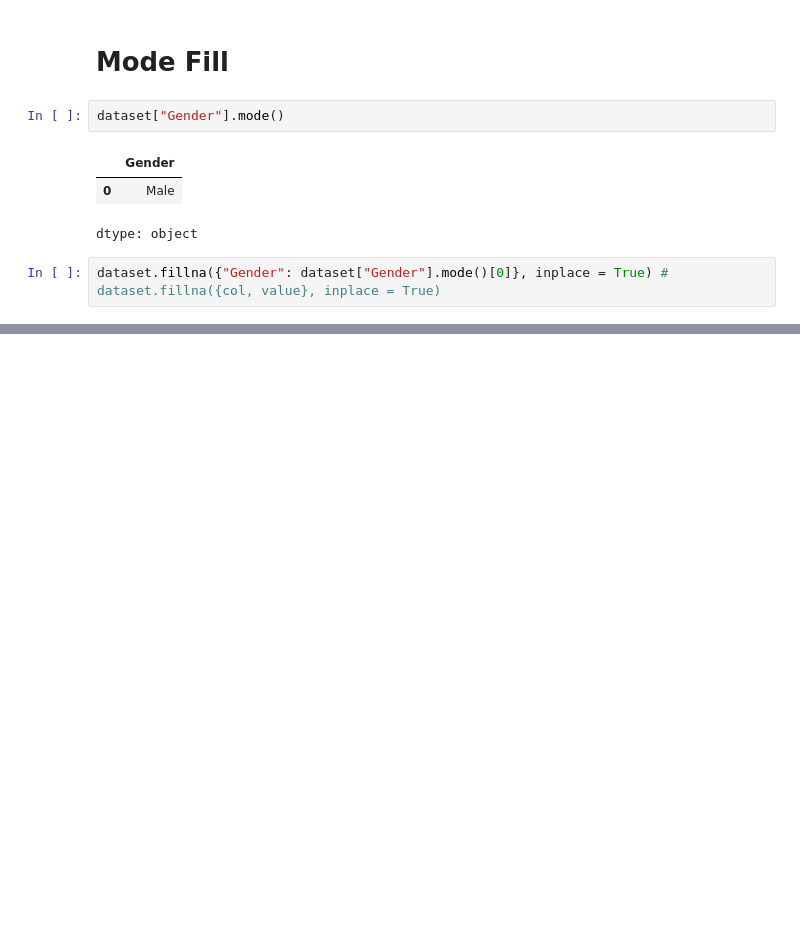
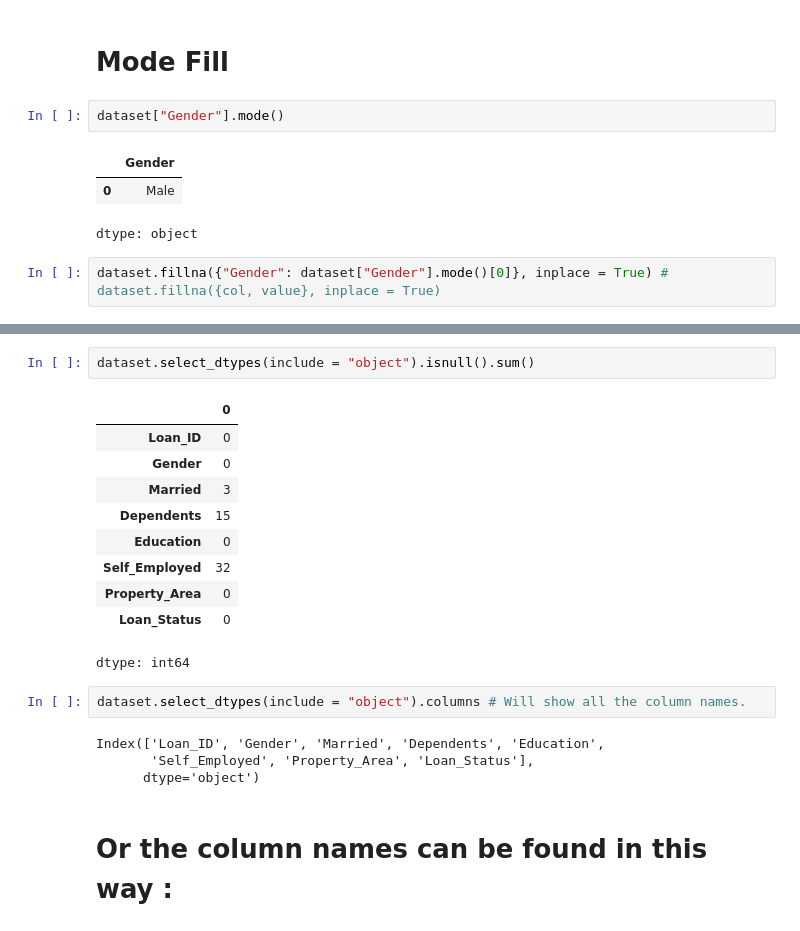
Before and after one commit to Ahiraf/Data_Science_Basics, a Jupyter notebook: 10_Handling_Missing_values(Inputing_Category_Data).ipynb, the cells around one changed output, grey strips where cells are left out. Saved outputs shown, nothing was run; the diff lists cells and outputs as text; blank space fills up the shorter version.

```diff
--- a/10_Handling_Missing_values(Inputing_Category_Data).ipynb
+++ b/10_Handling_Missing_values(Inputing_Category_Data).ipynb
@@ -155,0 +195,21 @@ To Fill All the NaN values of Object type data with mode
+# %%
+dataset.select_dtypes(include = "object").isnull().sum()
+# %% [output]
+|  | 0 |
+| Loan_ID | 0 |
+| Gender | 0 |
+| Married | 3 |
+| Dependents | 15 |
+| Education | 0 |
+| Self_Employed | 32 |
+| Property_Area | 0 |
+| Loan_Status | 0 |
+dtype: int64
+# %%
+dataset.select_dtypes(include = "object").columns # Will show all the column names.
+# %% [output]
+Index(['Loan_ID', 'Gender', 'Married', 'Dependents', 'Education',
+       'Self_Employed', 'Property_Area', 'Loan_Status'],
+      dtype='object')
+# %% [markdown]
+# Or the column names can be found in this way :
```
Also changed, not shown: parts of 9 cells of this notebook.
